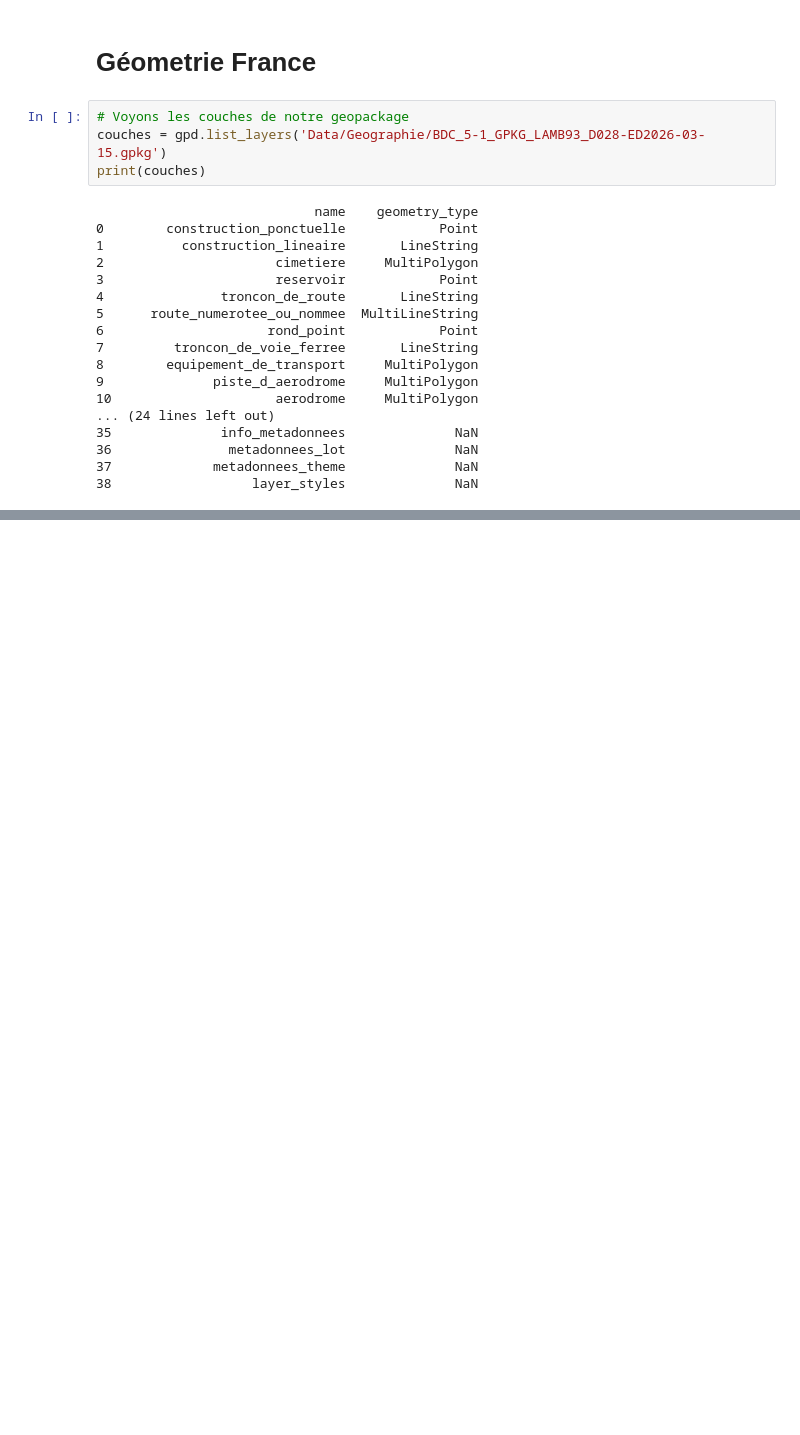
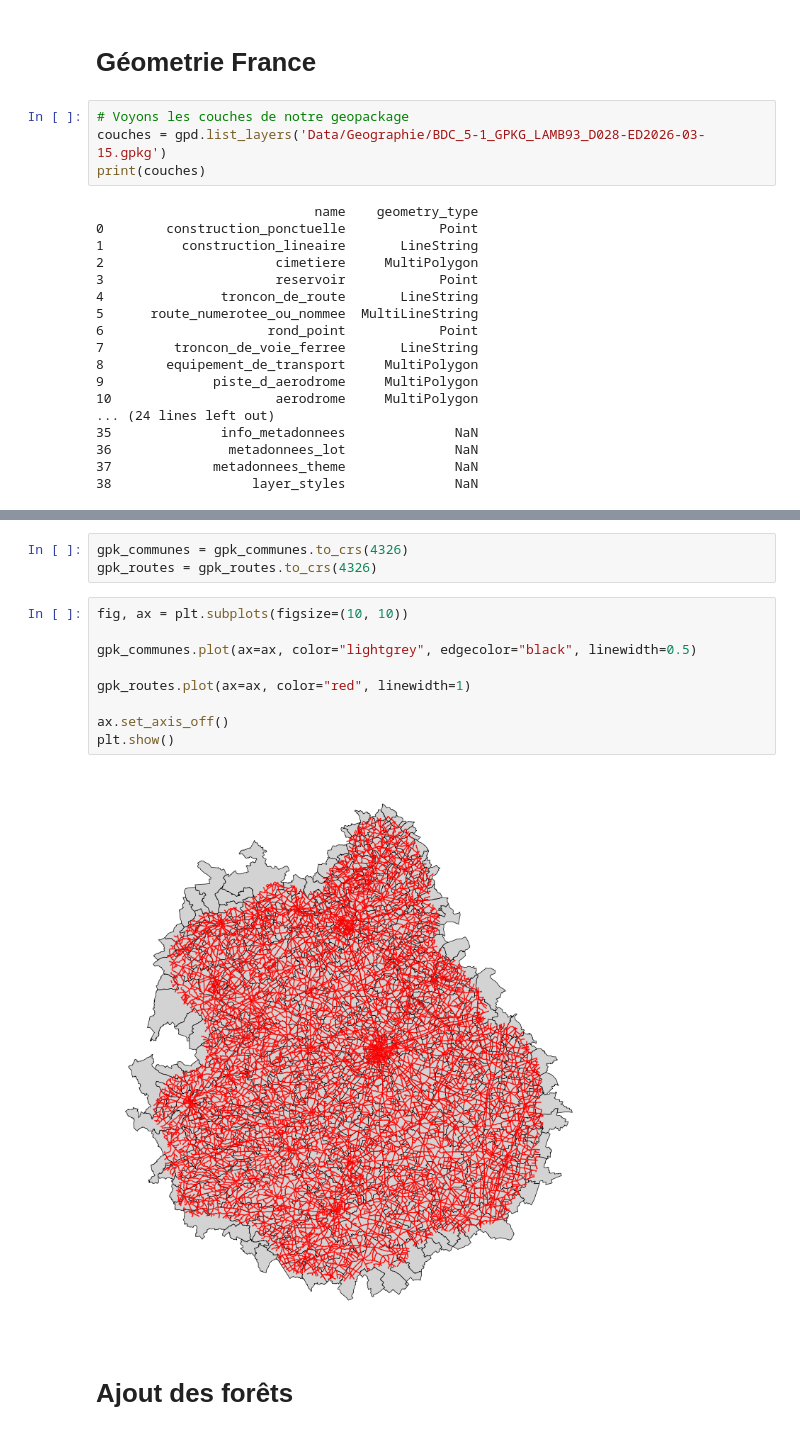
Before and after one commit to Khadidiatou1010/Groupe_KC_AHA_Python, a Jupyter notebook: Accessibility_temps_de_secours/notebook_scratch.ipynb, the cells around one changed output, grey strips where cells are left out. Cells and saved outputs as stored; diff of their text form; blank space fills up the shorter version.

```diff
--- a/Accessibility_temps_de_secours/notebook_scratch.ipynb
+++ b/Accessibility_temps_de_secours/notebook_scratch.ipynb
@@ -137,0 +179,16 @@ gpk_routes.head()
+# %%
+gpk_communes = gpk_communes.to_crs(4326)
+gpk_routes = gpk_routes.to_crs(4326)
+# %%
+fig, ax = plt.subplots(figsize=(10, 10))
+
+gpk_communes.plot(ax=ax, color="lightgrey", edgecolor="black", linewidth=0.5)
+
+gpk_routes.plot(ax=ax, color="red", linewidth=1)
+
+ax.set_axis_off()
+plt.show()
+# %% [output]
+[figure, added]
+# %% [markdown]
+# Ajout des forêts
```
Also changed, not shown: parts of 7 cells of this notebook.
